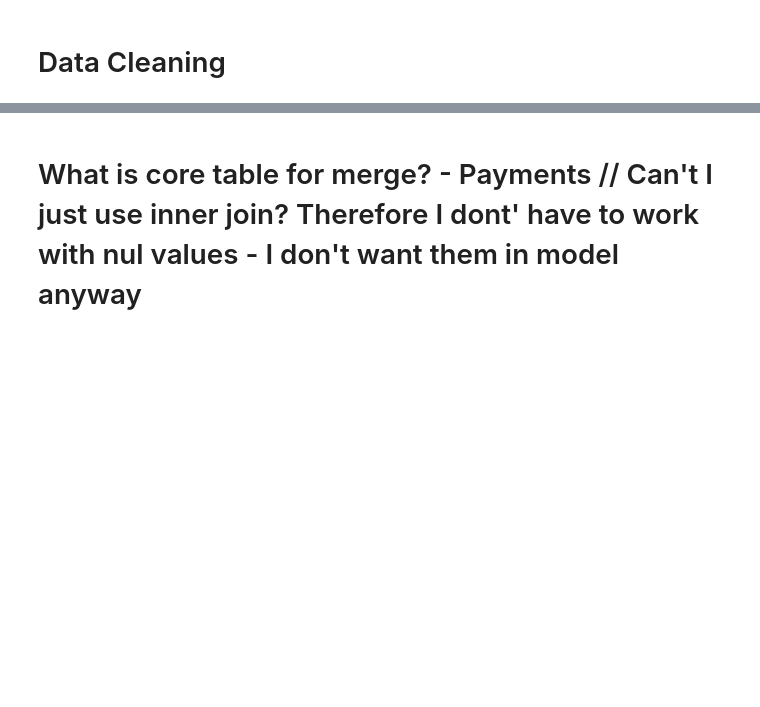
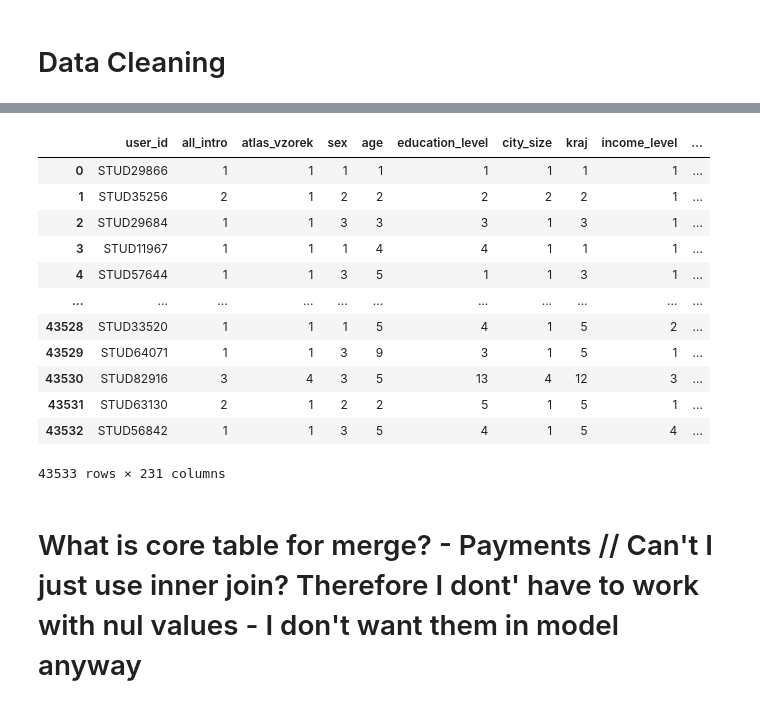
Before and after one commit to vuva00/DP-DataEight, a Jupyter notebook: sandbox/modeling_filip.ipynb, the cells around one changed output, grey strips where cells are left out. Drawn from its saved outputs; the diff is of its cells as text; code cells hidden in the pictures; blank space fills up the shorter version.

```diff
--- a/sandbox/modeling_filip.ipynb
+++ b/sandbox/modeling_filip.ipynb
@@ -40,3 +119,34 @@ df_payments_cleaned = df_payments[df_payments['id'].notna()]
+# %%
+mapping_dicts = {}
+
+for col in df_test3.columns:
+    if col == 'user_id':
+        continue
+
+    # Convert lists to tuples to make them hashable (dict keys)
+    unique_lists = df_test3[col].apply(lambda x: tuple(sorted(x))).unique()
+
+    # Create mapping: list → ID
+    mapping_dicts[col] = {lst: idx + 1 for idx, lst in enumerate(unique_lists)}
+
+    # Apply mapping
+    df_test3[col] = df_test3[col].apply(lambda x: mapping_dicts[col][tuple(sorted(x))])
+# %%
+df_test3
+# %% [output]
+|  | user_id | all_intro | atlas_vzorek | sex | age | education_level | city_size | kraj | income_level | ... |
+| 0 | STUD29866 | 1 | 1 | 1 | 1 | 1 | 1 | 1 | 1 | ... |
+| 1 | STUD35256 | 2 | 1 | 2 | 2 | 2 | 2 | 2 | 1 | ... |
+| 2 | STUD29684 | 1 | 1 | 3 | 3 | 3 | 1 | 3 | 1 | ... |
+| 3 | STUD11967 | 1 | 1 | 1 | 4 | 4 | 1 | 1 | 1 | ... |
+| 4 | STUD57644 | 1 | 1 | 3 | 5 | 1 | 1 | 3 | 1 | ... |
+| ... | ... | ... | ... | ... | ... | ... | ... | ... | ... | ... |
+| 43528 | STUD33520 | 1 | 1 | 1 | 5 | 4 | 1 | 5 | 2 | ... |
+| 43529 | STUD64071 | 1 | 1 | 3 | 9 | 3 | 1 | 5 | 1 | ... |
+| 43530 | STUD82916 | 3 | 4 | 3 | 5 | 13 | 4 | 12 | 3 | ... |
+| 43531 | STUD63130 | 2 | 1 | 2 | 2 | 5 | 1 | 5 | 1 | ... |
+| 43532 | STUD56842 | 1 | 1 | 3 | 5 | 4 | 1 | 5 | 4 | ... |
+43533 rows × 231 columns
 # %% [markdown]
 # What is core table for merge? - Payments // Can't I just use inner join? Therefore I dont' have to work with nul values - I don't want them in model anyway
 # %%
```
Also changed, not shown: parts of 25 cells of this notebook.
